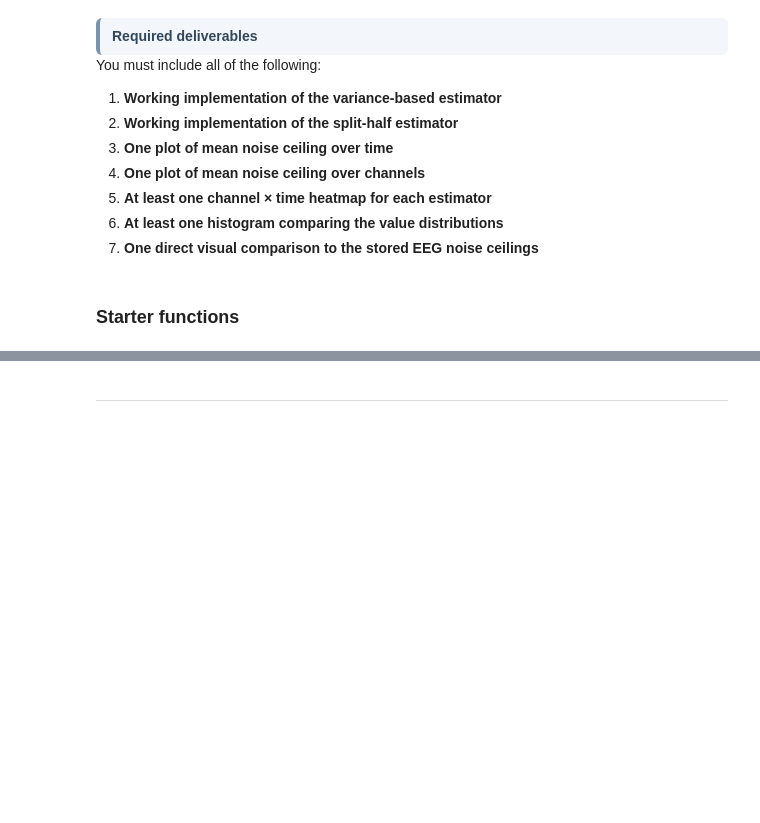
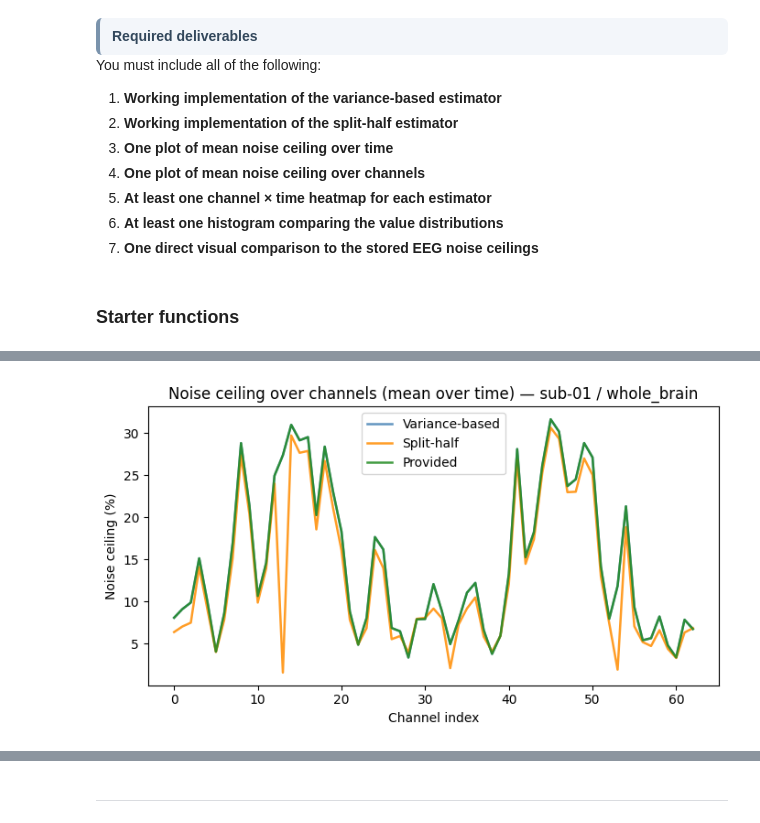
Before and after one commit to AnastasisPap/Brain-like-computation-and-intelligence-project, a Jupyter notebook: nx414_project_2026.ipynb, the cells around one changed output, grey strips where cells are left out. Drawn from its saved outputs; the diff is of its cells as text; code cells hidden in the pictures; blank space fills up the shorter version.

```diff
--- a/nx414_project_2026.ipynb
+++ b/nx414_project_2026.ipynb
@@ -1734,0 +1891,19 @@ You must include all of the following:
+# %%
+fig, ax = plt.subplots(figsize=(7, 4))
+for nc, label, color in zip(
+    [nc_vb, nc_sh_pct, nc_stored],
+    ["Variance-based", "Split-half", "Provided"],
+    ["steelblue", "darkorange", "forestgreen"],
+):
+    mean_over_tp = np.nanmean(nc, axis=1)   # (ch,)
+    ax.plot(range(n_ch), mean_over_tp, color=color, lw=1.8, label=label, alpha=0.85)
+
+ax.set_xlabel("Channel index")
+ax.set_ylabel("Noise ceiling (%)")
+ax.set_title(f"Noise ceiling over channels (mean over time) — {SUBJECT} / {ROI}")
+ax.legend()
+fig.tight_layout()
+plt.savefig("images/fig_nc_over_channels.png", dpi=150, bbox_inches="tight")
+plt.show()
+# %% [output]
+[figure, added]
```
Also changed, not shown: parts of 28 cells of this notebook, 15 other files.
